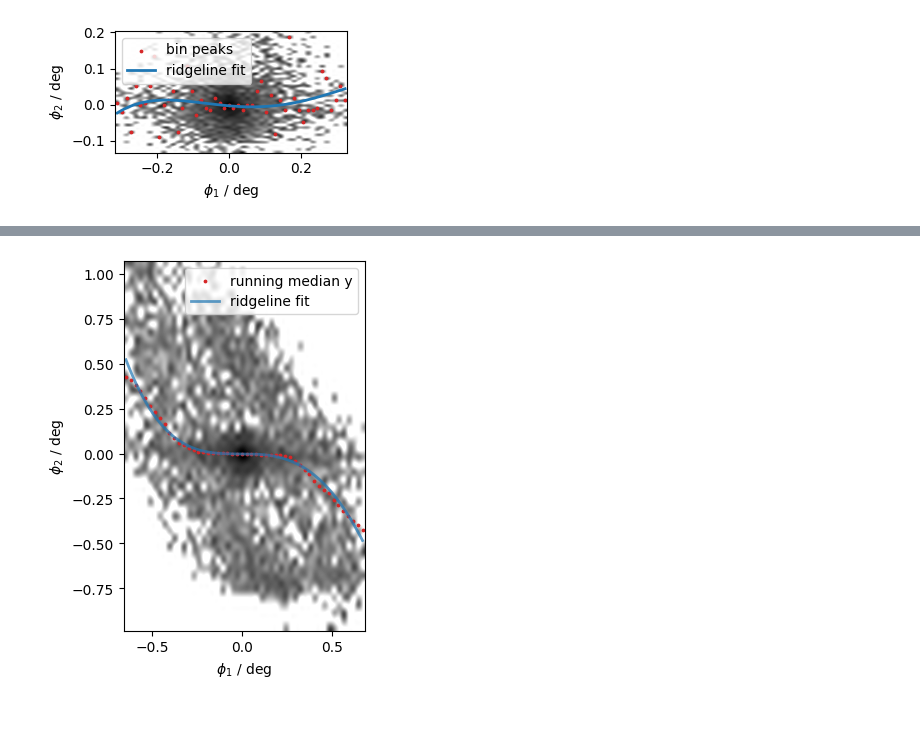
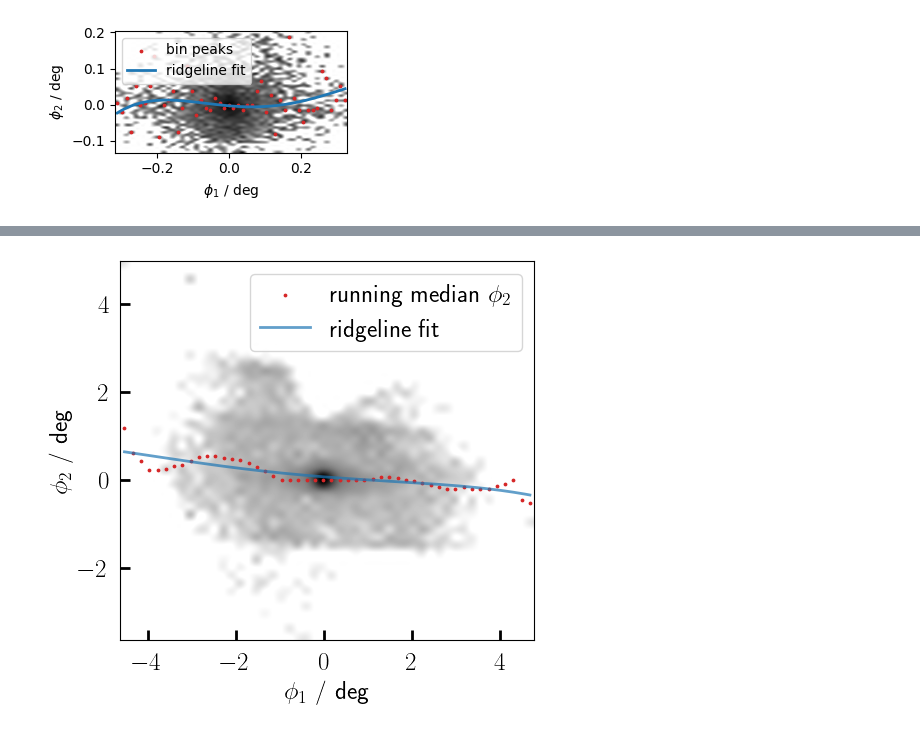
Before and after one commit to RSPicken2/stellar-streams, a Jupyter notebook: Ridgeline.ipynb, the cells around one changed output, grey strips where cells are left out. Saved outputs shown, nothing was run; the diff lists cells and outputs as text; code cells hidden in the pictures.

```diff
--- a/Ridgeline.ipynb
+++ b/Ridgeline.ipynb
@@ -20,8 +26,11 @@ from scipy.optimize import minimize
 # %%
 source = '/cosma5/data/durham/dc-pick2/simulations'
 # %%
-hyades_path = source + '/Hyades'
+hyades_path = source + '/Mass/100000'
 times = [600]
 
 step, Myr_per_Nbody = get_steps_at_times(hyades_path, times)
 step_df = step[600]
+
+stream_df = filter_stream(step_df)
+streamframe = step_to_stream_coords(stream_df)
@@ -93 +62,9 @@ masked_density[~mask] = 0
+# %%
+bins=50
+gc = step_to_skycoord(step_df).transform_to(streamframe)
+mass_grid, xedges1, yedges1 = np.histogram2d(gc.lon.deg, gc.lat.deg
+                                           ,bins=bins,weights=step_df['M'])
+
+masked_mass, xedges, yedges = np.histogram2d(stream_df["phi1"], stream_df["phi2"]
+                                           ,bins=bins,weights=stream_df['M'])
 # %%
@@ -178,20 +156,24 @@ plt.show()
 # %% [output]
 [figure]
 # %%
-bins=100
-window_width = 10
+bins=50
+window_width = 5
+
+masked_mass, xedges, yedges = np.histogram2d(stream_df["phi1"], stream_df["phi2"]
+                                           ,bins=bins,weights=stream_df['M'])
 
 
 xc = (xedges[:-1] + xedges[1:]) / 2
+dx = xedges[1:] - xedges[:-1]
 
 medians = np.empty_like(xc)
 
 window = window_width * np.mean(dx)
 
 for i, x in enumerate(xc):
-    mask = np.abs(step_df["phi1"] - x) <= window # select for all stars within window of x
-    medians[i] = np.median(step_df["phi2"][mask])
+    mask = np.abs(stream_df["phi1"] - x) <= window # select for all stars within window of x
+    medians[i] = np.median(stream_df["phi2"][mask])
 
-coeffs = np.polyfit(xc, medians, w=ridge_w, deg=4)
+coeffs = np.polyfit(xc, medians, deg=4)
 coeffs
 # %% [output]
@@ -212,26 +181,24 @@ array([-0.64643401, -0.61956327, -0.59269253, -0.5658218 , -0.53895106,
 # %%
 x_fit = np.linspace(xc.min(), xc.max(), 500)
 y_fit = np.polyval(coeffs, x_fit)
 
 fig, ax = plt.subplots()
 ax.imshow(
-        np.log10(masked_density.T + 1),
+        np.log10(masked_mass.T + 1),
         origin='lower',
         extent=[xedges[0], xedges[-1], yedges[0], yedges[-1]],
         cmap='gray_r',
         interpolation='spline36'
     )
-ax.scatter(xc, medians, s=3, label="running median y", color='tab:red')
+ax.scatter(xc, medians, s=3, label=r"running median $\phi_2$", color='tab:red')
 ax.plot(x_fit, y_fit, color="tab:blue", linewidth=2, alpha=.7, label="ridgeline fit")
 
-
-ax.set_aspect("equal")
 plt.legend()
 ax.set_xlabel(r"$\phi_1$ / deg")
-ax.set_ylabel("$\phi_2$ / deg")
+ax.set_ylabel(r"$\phi_2$ / deg")
 plt.show()
 # %% [output]
-[figure, old version]
+[figure, new version]
 # %%
 # density profile along stream M/pc^2
 
```
Also changed, not shown: parts of 8 cells of this notebook.
